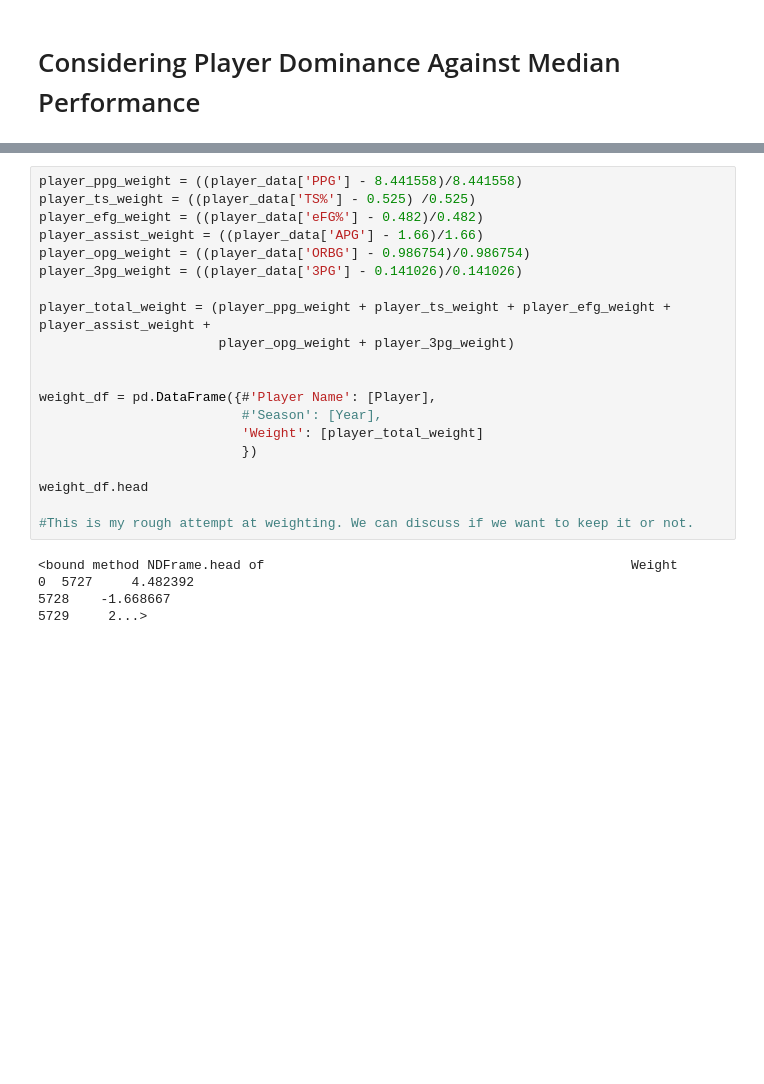
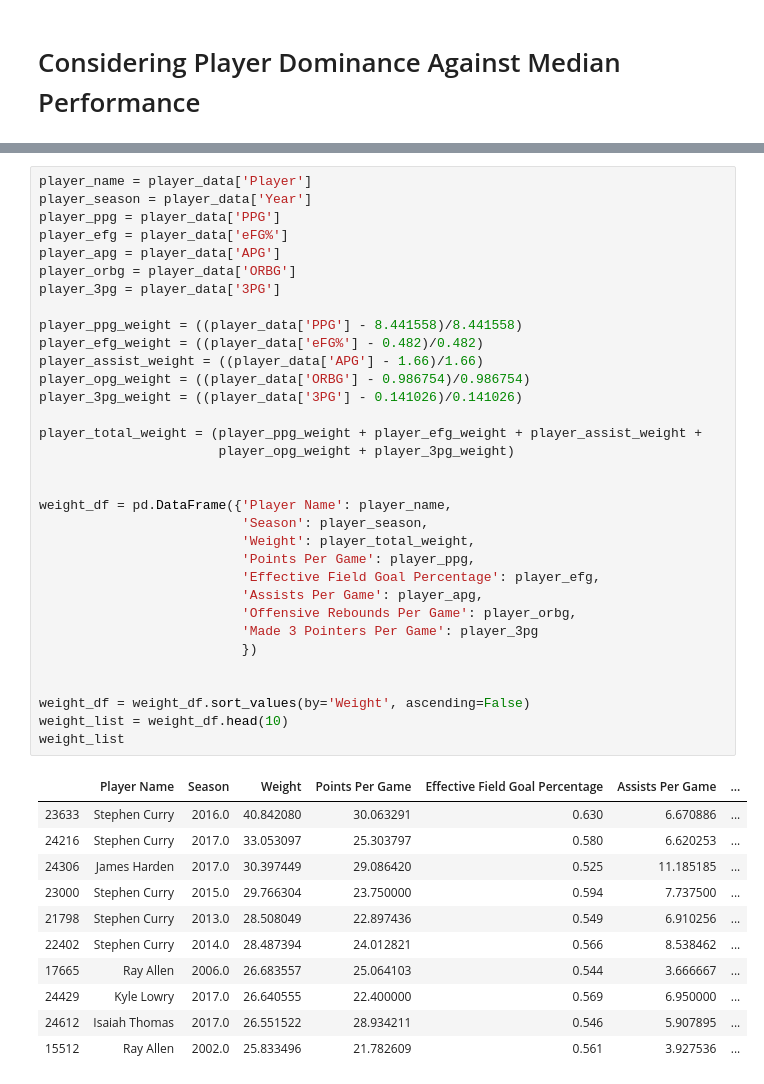
Before and after one commit to goblebla/NBA_Analysts, a Jupyter notebook: Master Notebook.ipynb, the cells around one changed output, grey strips where cells are left out. Cells and saved outputs as stored; diff of their text form; blank space fills up the shorter version.

Commit message:
finished weights and added summary

```diff
--- a/Master Notebook.ipynb
+++ b/Master Notebook.ipynb
@@ -456,25 +360,45 @@ allyears_df.head(38)
 # %%
+player_name = player_data['Player']
+player_season = player_data['Year']
+player_ppg = player_data['PPG']
+player_efg = player_data['eFG%']
+player_apg = player_data['APG']
+player_orbg = player_data['ORBG']
+player_3pg = player_data['3PG']
+
 player_ppg_weight = ((player_data['PPG'] - 8.441558)/8.441558)
-player_ts_weight = ((player_data['TS%'] - 0.525) /0.525)
 player_efg_weight = ((player_data['eFG%'] - 0.482)/0.482)
 player_assist_weight = ((player_data['APG'] - 1.66)/1.66)
 player_opg_weight = ((player_data['ORBG'] - 0.986754)/0.986754)
 player_3pg_weight = ((player_data['3PG'] - 0.141026)/0.141026)
 
-player_total_weight = (player_ppg_weight + player_ts_weight + player_efg_weight + player_assist_weight +
+player_total_weight = (player_ppg_weight + player_efg_weight + player_assist_weight +
                        player_opg_weight + player_3pg_weight)
 
 
-weight_df = pd.DataFrame({#'Player Name': [Player],
-                          #'Season': [Year],
-                          'Weight': [player_total_weight]
+weight_df = pd.DataFrame({'Player Name': player_name,
+                          'Season': player_season,
+                          'Weight': player_total_weight,
+                          'Points Per Game': player_ppg,
+                          'Effective Field Goal Percentage': player_efg,
+                          'Assists Per Game': player_apg,
+                          'Offensive Rebounds Per Game': player_orbg,
+                          'Made 3 Pointers Per Game': player_3pg
                           })
 
-weight_df.head
 
-#This is my rough attempt at weighting. We can discuss if we want to keep it or not.
+weight_df = weight_df.sort_values(by='Weight', ascending=False)
+weight_list = weight_df.head(10)
+weight_list
 # %% [output]
-<bound method NDFrame.head of                                               Weight
-0  5727     4.482392
-5728    -1.668667
-5729     2...>
+|  | Player Name | Season | Weight | Points Per Game | Effective Field Goal Percentage | Assists Per Game | ... |
+| 23633 | Stephen Curry | 2016.0 | 40.842080 | 30.063291 | 0.630 | 6.670886 | ... |
+| 24216 | Stephen Curry | 2017.0 | 33.053097 | 25.303797 | 0.580 | 6.620253 | ... |
+| 24306 | James Harden | 2017.0 | 30.397449 | 29.086420 | 0.525 | 11.185185 | ... |
+| 23000 | Stephen Curry | 2015.0 | 29.766304 | 23.750000 | 0.594 | 7.737500 | ... |
+| 21798 | Stephen Curry | 2013.0 | 28.508049 | 22.897436 | 0.549 | 6.910256 | ... |
+| 22402 | Stephen Curry | 2014.0 | 28.487394 | 24.012821 | 0.566 | 8.538462 | ... |
+| 17665 | Ray Allen | 2006.0 | 26.683557 | 25.064103 | 0.544 | 3.666667 | ... |
+| 24429 | Kyle Lowry | 2017.0 | 26.640555 | 22.400000 | 0.569 | 6.950000 | ... |
+| 24612 | Isaiah Thomas | 2017.0 | 26.551522 | 28.934211 | 0.546 | 5.907895 | ... |
+| 15512 | Ray Allen | 2002.0 | 25.833496 | 21.782609 | 0.561 | 3.927536 | ... |
```
Also changed, not shown: parts of 16 cells of this notebook.
